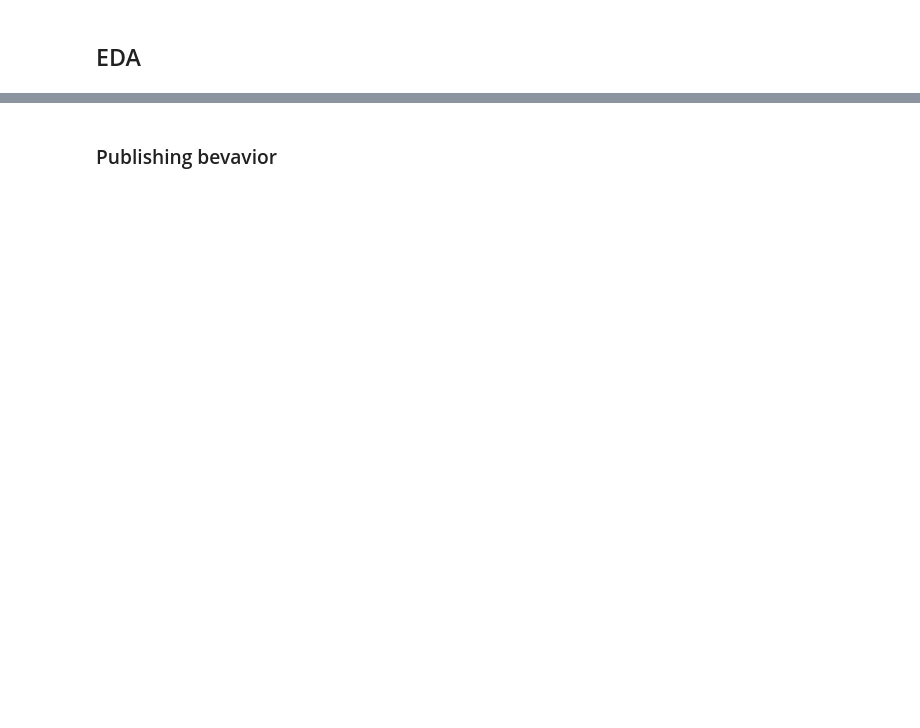
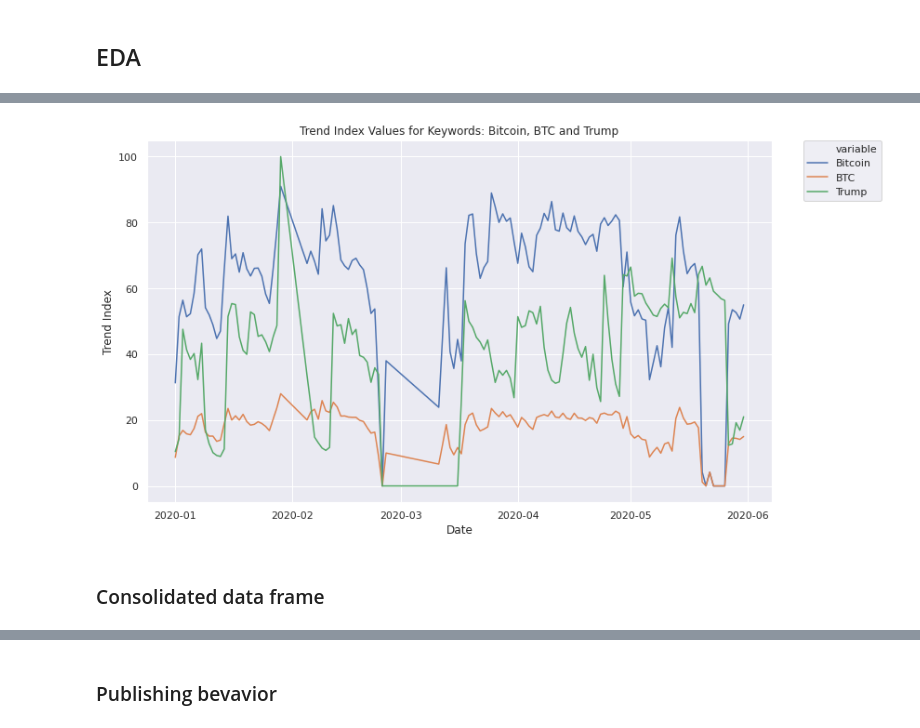
Before and after one commit to smidtfab/crypto_volatility, a Jupyter notebook: eda.ipynb, the cells around one changed output, grey strips where cells are left out. Cells and saved outputs as stored; diff of their text form; code cells hidden in the pictures; blank space fills up the shorter version.

```diff
--- a/eda.ipynb
+++ b/eda.ipynb
@@ -27,0 +61,4 @@ df = pd.concat(chunk_list)
+# %%
+trump_trends_df = pd.read_csv('data/Trump_Trend_merged.csv')
+trump_trends_df['date'] = pd.to_datetime(trump_trends_df['date'])
+trump_trends_df.head()
@@ -27,0 +93,4 @@ df = pd.concat(chunk_list)
+# %%
+trends_df = pd.merge(trump_trends_df, btc_trends_df, on='date', suffixes=('_Trump', '_Bitcoin'))
+trends_df = trends_df.groupby(trends_df.date.dt.date).mean().reset_index()
+trends_df.head()
@@ -28,3 +104,17 @@ df = pd.concat(chunk_list)
+# %%
+ax = sns.lineplot(x='date', y='value', hue='variable',
+             data=pd.melt(trends_df, id_vars=['date'], value_vars=['Bitcoin', 'BTC', 'Trump']))
+# Put the legend out of the figure
+plt.legend(bbox_to_anchor=(1.05, 1), loc=2, borderaxespad=0.)
+
+ax.set(xlabel='Date', ylabel='Trend Index')
+ax.set_title('Trend Index Values for Keywords: Bitcoin, BTC and Trump')
+ax
+plt.savefig('plots/trends_daily.png', transparent=True)
+# %% [output]
+[figure, added]
+# %% [markdown]
+### Consolidated data frame
 # %%
 df.shape
 # %% [output]
```
Also changed, not shown: parts of 48 cells of this notebook.
